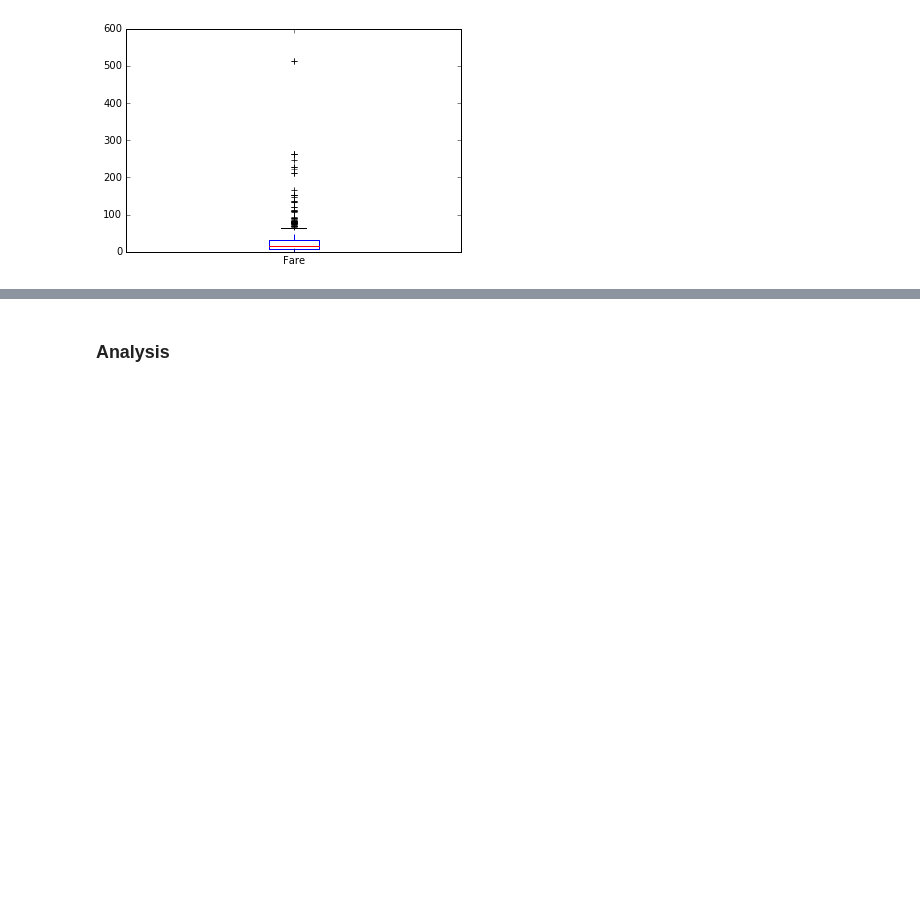
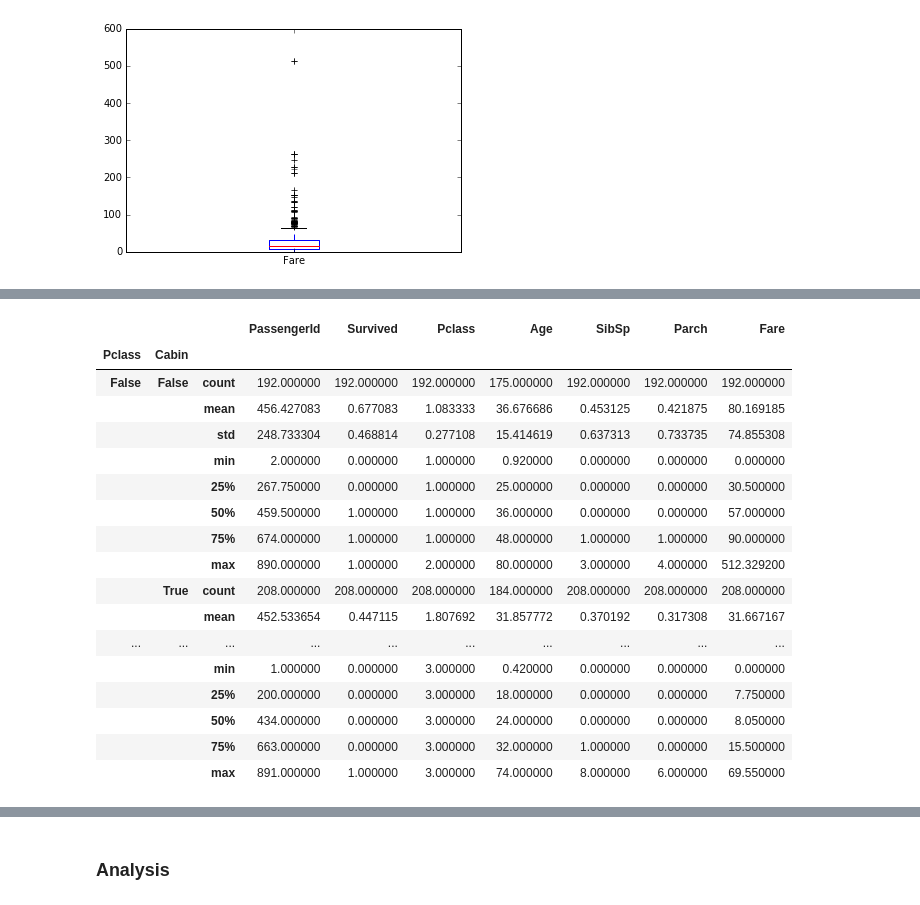
Before and after one commit to slangenbach/udacity-da-nanodegree, a Jupyter notebook: p2/P2_Analysis_and_Report.ipynb, the cells around one changed output, grey strips where cells are left out. Saved outputs shown, nothing was run; the diff lists cells and outputs as text; code cells hidden in the pictures; blank space fills up the shorter version.

```diff
--- a/p2/P2_Analysis_and_Report.ipynb
+++ b/p2/P2_Analysis_and_Report.ipynb
@@ -269,0 +295,22 @@ titanic["Parch"].hist()
+# %%
+# to be done
+titanic.groupby([titanic["Pclass"] == 3, titanic["Cabin"].isnull()]).describe()
+# %% [output]
+|  |  |  | PassengerId | Survived | Pclass | Age | SibSp | Parch | Fare |
+| Pclass | Cabin |  |  |  |  |  |  |  |  |
+| False | False | count | 192.000000 | 192.000000 | 192.000000 | 175.000000 | 192.000000 | 192.000000 | 192.000000 |
+|  |  | mean | 456.427083 | 0.677083 | 1.083333 | 36.676686 | 0.453125 | 0.421875 | 80.169185 |
+|  |  | std | 248.733304 | 0.468814 | 0.277108 | 15.414619 | 0.637313 | 0.733735 | 74.855308 |
+|  |  | min | 2.000000 | 0.000000 | 1.000000 | 0.920000 | 0.000000 | 0.000000 | 0.000000 |
+|  |  | 25% | 267.750000 | 0.000000 | 1.000000 | 25.000000 | 0.000000 | 0.000000 | 30.500000 |
+|  |  | 50% | 459.500000 | 1.000000 | 1.000000 | 36.000000 | 0.000000 | 0.000000 | 57.000000 |
+|  |  | 75% | 674.000000 | 1.000000 | 1.000000 | 48.000000 | 1.000000 | 1.000000 | 90.000000 |
+|  |  | max | 890.000000 | 1.000000 | 2.000000 | 80.000000 | 3.000000 | 4.000000 | 512.329200 |
+|  | True | count | 208.000000 | 208.000000 | 208.000000 | 184.000000 | 208.000000 | 208.000000 | 208.000000 |
+|  |  | mean | 452.533654 | 0.447115 | 1.807692 | 31.857772 | 0.370192 | 0.317308 | 31.667167 |
+| ... | ... | ... | ... | ... | ... | ... | ... | ... | ... |
+|  |  | min | 1.000000 | 0.000000 | 3.000000 | 0.420000 | 0.000000 | 0.000000 | 0.000000 |
+|  |  | 25% | 200.000000 | 0.000000 | 3.000000 | 18.000000 | 0.000000 | 0.000000 | 7.750000 |
+|  |  | 50% | 434.000000 | 0.000000 | 3.000000 | 24.000000 | 0.000000 | 0.000000 | 8.050000 |
+|  |  | 75% | 663.000000 | 0.000000 | 3.000000 | 32.000000 | 1.000000 | 0.000000 | 15.500000 |
+|  |  | max | 891.000000 | 1.000000 | 3.000000 | 74.000000 | 8.000000 | 6.000000 | 69.550000 |
```
Also changed, not shown: parts of 24 cells of this notebook.
